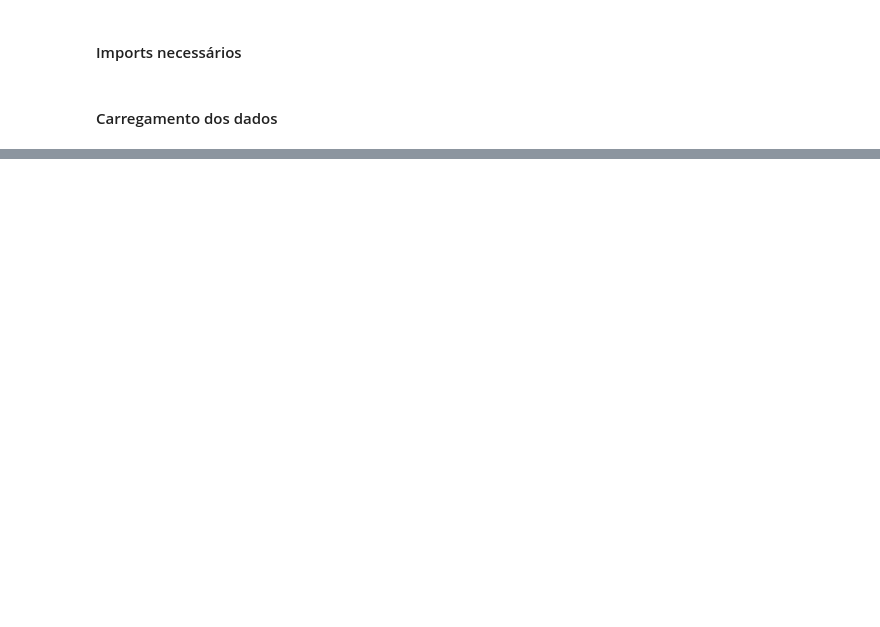
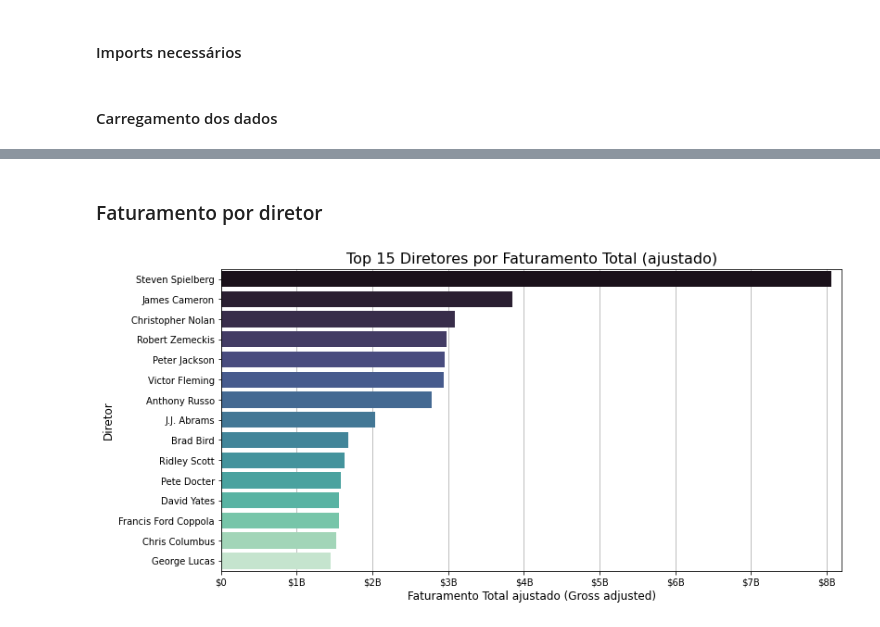
Before and after one commit to mcmaquine/LH_CD, a Jupyter notebook: LH_CD_MATHEUS_C_MAQUINE.ipynb, the cells around one changed output, grey strips where cells are left out. Saved outputs shown, nothing was run; the diff lists cells and outputs as text; code cells hidden in the pictures; blank space fills up the shorter version.

```diff
--- a/LH_CD_MATHEUS_C_MAQUINE.ipynb
+++ b/LH_CD_MATHEUS_C_MAQUINE.ipynb
@@ -80,0 +45,23 @@ Name: Gross, dtype: float64
+# %% [markdown]
+### Faturamento por diretor
+# %%
+director_gross = df.groupby('Director')['Gross_adjusted'].sum().sort_values(ascending=False)
+#print(director_gross.apply(lambda x: f"${x:,.2f}"))
+director_gross_df = director_gross.reset_index()
+director_gross_df.columns = ['Director', 'Gross_adjusted']
+
+# Plotando o gráfico de barra
+plt.figure(figsize=(12, 6))
+sns.barplot(data=director_gross_df.head(15), x='Gross_adjusted', y='Director', palette='mako')
+plt.grid(axis='x')
+ax = plt.gca()
+ax.set_axisbelow(True)
+ticks = ax.get_xticks()
+plt.xticks(ticks=ticks, labels=['$0', '$1B', '$2B', '$3B', '$4B', '$5B', '$6B', '$7B', '$8B', '$9B'])
+plt.title('Top 15 Diretores por Faturamento Total (ajustado)', fontsize=16)
+plt.xlabel('Faturamento Total ajustado (Gross adjusted)', fontsize=12)
+plt.xlim(0, 8200000000)
+plt.ylabel('Diretor', fontsize=12)
+plt.show()
+# %% [output]
+[figure, added]
```
Also changed, not shown: parts of 28 cells of this notebook.
